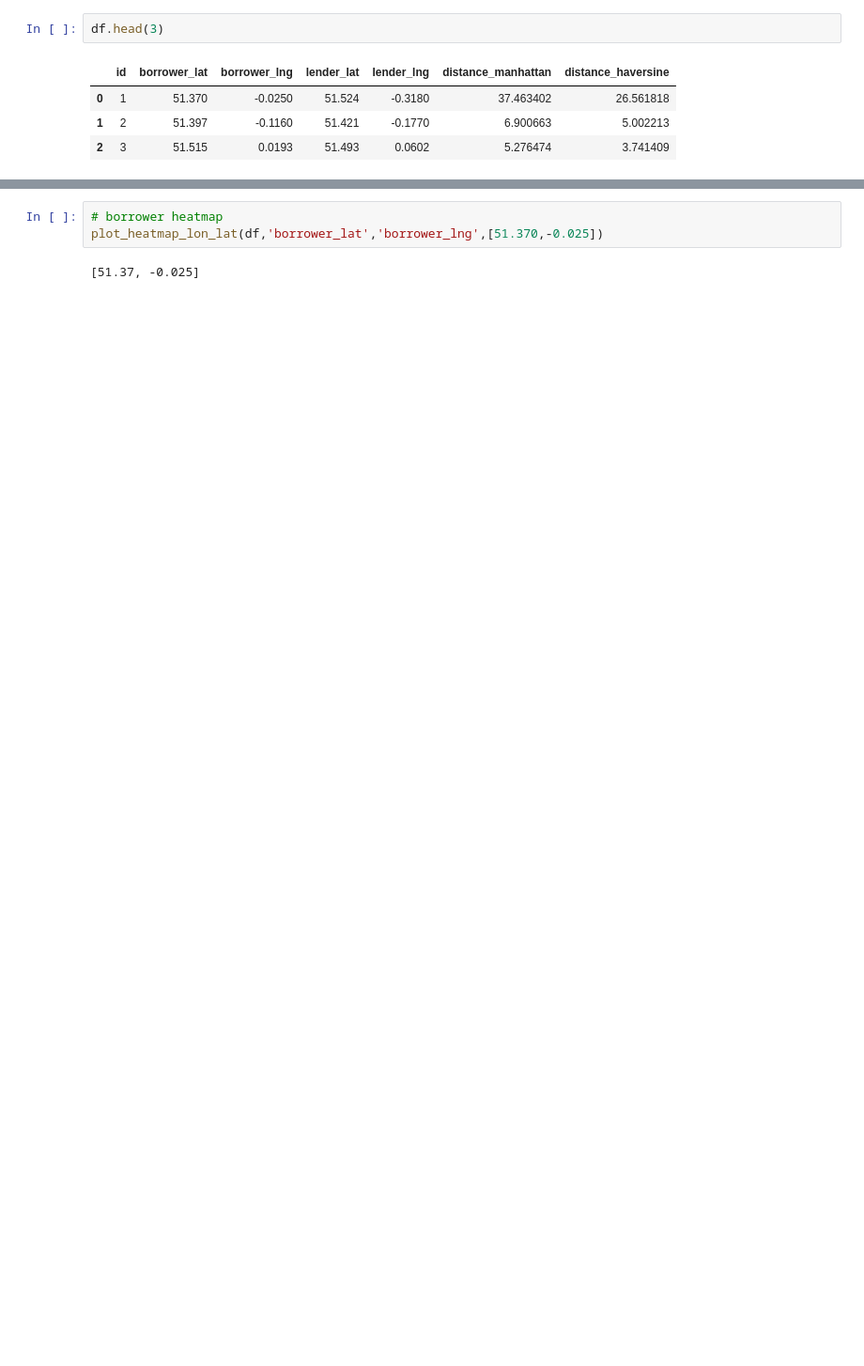
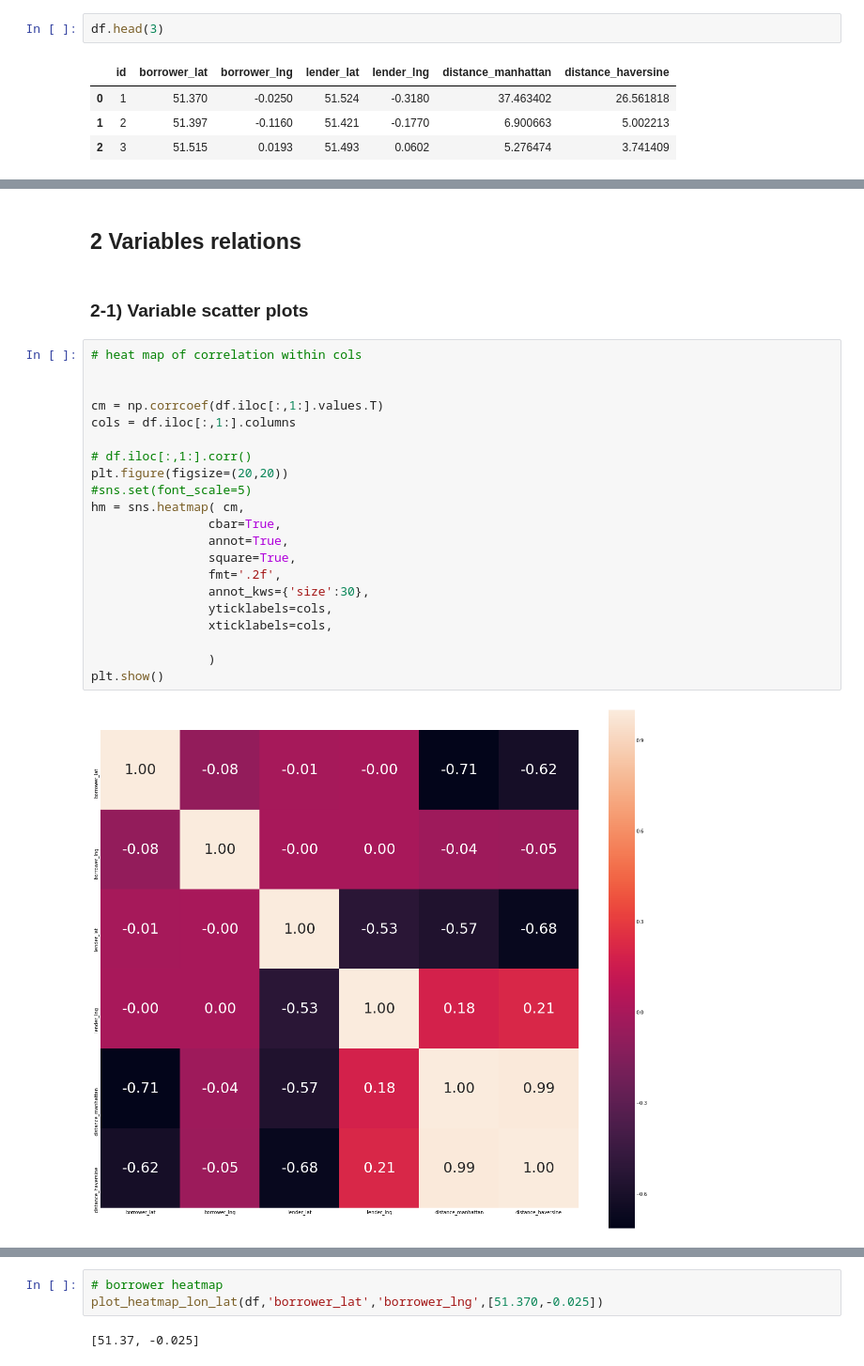
Before and after one commit to yennanliu/web_scraping, a Jupyter notebook: carandclassic/analysis/Rental_Location_EDA.ipynb, the cells around one changed output, grey strips where cells are left out. Shown at 94% size. Saved outputs shown, nothing was run; the diff lists cells and outputs as text; blank space fills up the shorter version.

```diff
--- a/carandclassic/analysis/Rental_Location_EDA.ipynb
+++ b/carandclassic/analysis/Rental_Location_EDA.ipynb
@@ -116,0 +131,27 @@ df.head(3)
+# %% [markdown]
+## 2 Variables relations
+# %% [markdown]
+### 2-1) Variable scatter plots
+# %%
+# heat map of correlation within cols
+
+
+cm = np.corrcoef(df.iloc[:,1:].values.T)
+cols = df.iloc[:,1:].columns
+
+# df.iloc[:,1:].corr()
+plt.figure(figsize=(20,20))
+#sns.set(font_scale=5)
+hm = sns.heatmap( cm,
+                cbar=True,
+                annot=True,
+                square=True,
+                fmt='.2f',
+                annot_kws={'size':30},
+                yticklabels=cols,
+                xticklabels=cols,
+
+                )
+plt.show()
+# %% [output]
+[figure, added]
```
Also changed, not shown: parts of 13 cells of this notebook.
